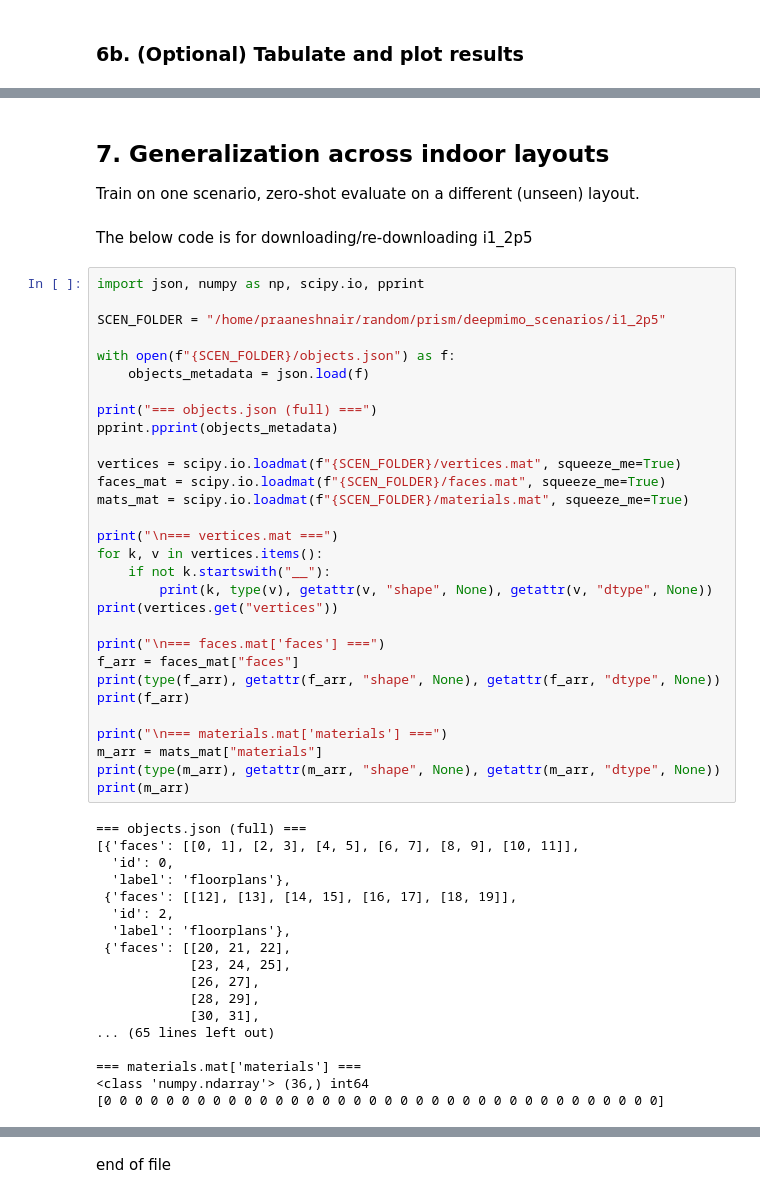
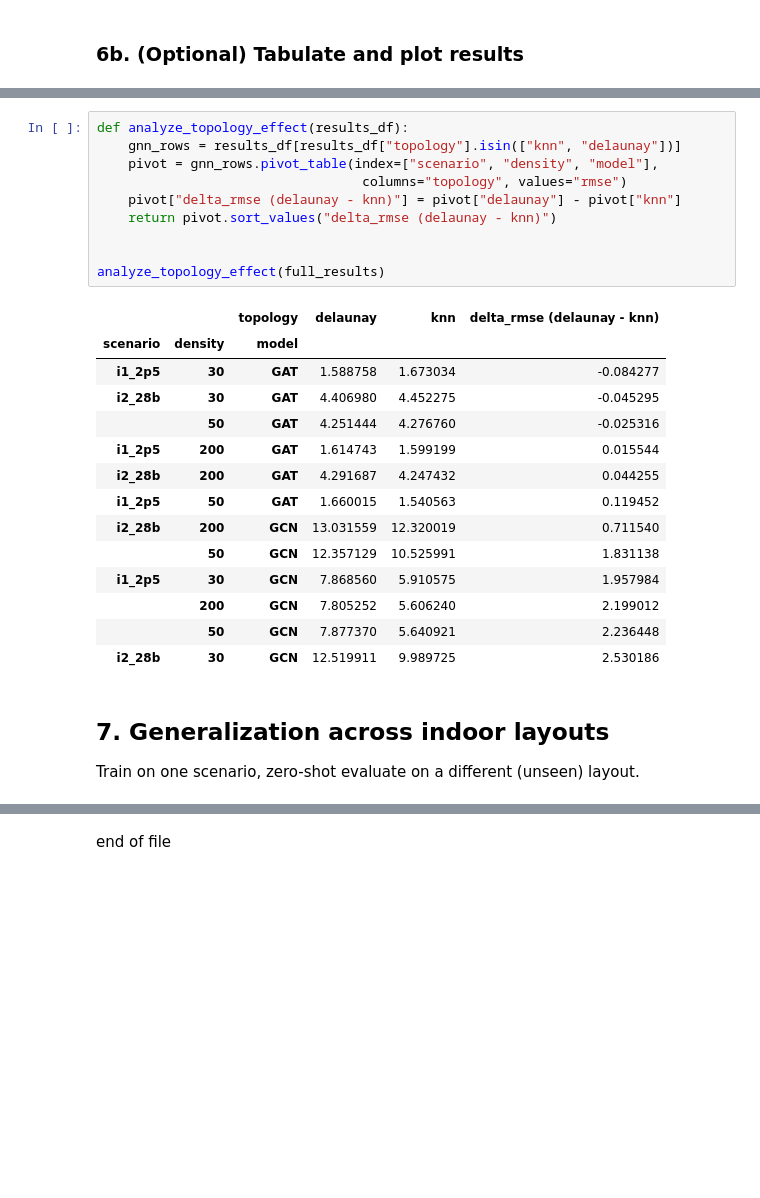
Before and after one commit to CompileArtisan/prism, a Jupyter notebook: radiomap_6g_sweep.ipynb, the cells around one changed output, grey strips where cells are left out. Drawn from its saved outputs; the diff is of its cells as text; blank space fills up the shorter version.

```diff
--- a/radiomap_6g_sweep.ipynb
+++ b/radiomap_6g_sweep.ipynb
@@ -342,54 +566,29 @@ plt.show()
+# %%
+def analyze_topology_effect(results_df):
+    gnn_rows = results_df[results_df["topology"].isin(["knn", "delaunay"])]
+    pivot = gnn_rows.pivot_table(index=["scenario", "density", "model"],
+                                  columns="topology", values="rmse")
+    pivot["delta_rmse (delaunay - knn)"] = pivot["delaunay"] - pivot["knn"]
+    return pivot.sort_values("delta_rmse (delaunay - knn)")
+
+
+analyze_topology_effect(full_results)
+# %% [output]
+|  |  | topology | delaunay | knn | delta_rmse (delaunay - knn) |
+| scenario | density | model |  |  |  |
+| i1_2p5 | 30 | GAT | 1.588758 | 1.673034 | -0.084277 |
+| i2_28b | 30 | GAT | 4.406980 | 4.452275 | -0.045295 |
+|  | 50 | GAT | 4.251444 | 4.276760 | -0.025316 |
+| i1_2p5 | 200 | GAT | 1.614743 | 1.599199 | 0.015544 |
+| i2_28b | 200 | GAT | 4.291687 | 4.247432 | 0.044255 |
+| i1_2p5 | 50 | GAT | 1.660015 | 1.540563 | 0.119452 |
+| i2_28b | 200 | GCN | 13.031559 | 12.320019 | 0.711540 |
+|  | 50 | GCN | 12.357129 | 10.525991 | 1.831138 |
+| i1_2p5 | 30 | GCN | 7.868560 | 5.910575 | 1.957984 |
+|  | 200 | GCN | 7.805252 | 5.606240 | 2.199012 |
+|  | 50 | GCN | 7.877370 | 5.640921 | 2.236448 |
+| i2_28b | 30 | GCN | 12.519911 | 9.989725 | 2.530186 |
 # %% [markdown]
 ## 7. Generalization across indoor layouts
 
 Train on one scenario, zero-shot evaluate on a different (unseen) layout.
-# %% [markdown]
-The below code is for downloading/re-downloading i1_2p5
-# %%
-import json, numpy as np, scipy.io, pprint
-
-SCEN_FOLDER = "/home/praaneshnair/random/prism/deepmimo_scenarios/i1_2p5"
-
-with open(f"{SCEN_FOLDER}/objects.json") as f:
-    objects_metadata = json.load(f)
-
-print("=== objects.json (full) ===")
-pprint.pprint(objects_metadata)
-
-vertices = scipy.io.loadmat(f"{SCEN_FOLDER}/vertices.mat", squeeze_me=True)
-faces_mat = scipy.io.loadmat(f"{SCEN_FOLDER}/faces.mat", squeeze_me=True)
-mats_mat = scipy.io.loadmat(f"{SCEN_FOLDER}/materials.mat", squeeze_me=True)
-
-print("\n=== vertices.mat ===")
-for k, v in vertices.items():
-    if not k.startswith("__"):
-        print(k, type(v), getattr(v, "shape", None), getattr(v, "dtype", None))
-print(vertices.get("vertices"))
-
-print("\n=== faces.mat['faces'] ===")
-f_arr = faces_mat["faces"]
-print(type(f_arr), getattr(f_arr, "shape", None), getattr(f_arr, "dtype", None))
-print(f_arr)
-
-print("\n=== materials.mat['materials'] ===")
-m_arr = mats_mat["materials"]
-print(type(m_arr), getattr(m_arr, "shape", None), getattr(m_arr, "dtype", None))
-print(m_arr)
-# %% [output]
-=== objects.json (full) ===
-[{'faces': [[0, 1], [2, 3], [4, 5], [6, 7], [8, 9], [10, 11]],
-  'id': 0,
-  'label': 'floorplans'},
- {'faces': [[12], [13], [14, 15], [16, 17], [18, 19]],
-  'id': 2,
-  'label': 'floorplans'},
- {'faces': [[20, 21, 22],
-            [23, 24, 25],
-            [26, 27],
-            [28, 29],
-            [30, 31],
-... (65 lines left out)
-
-=== materials.mat['materials'] ===
-<class 'numpy.ndarray'> (36,) int64
-[0 0 0 0 0 0 0 0 0 0 0 0 0 0 0 0 0 0 0 0 0 0 0 0 0 0 0 0 0 0 0 0 0 0 0 0]
```
Also changed, not shown: parts of 18 cells of this notebook.
